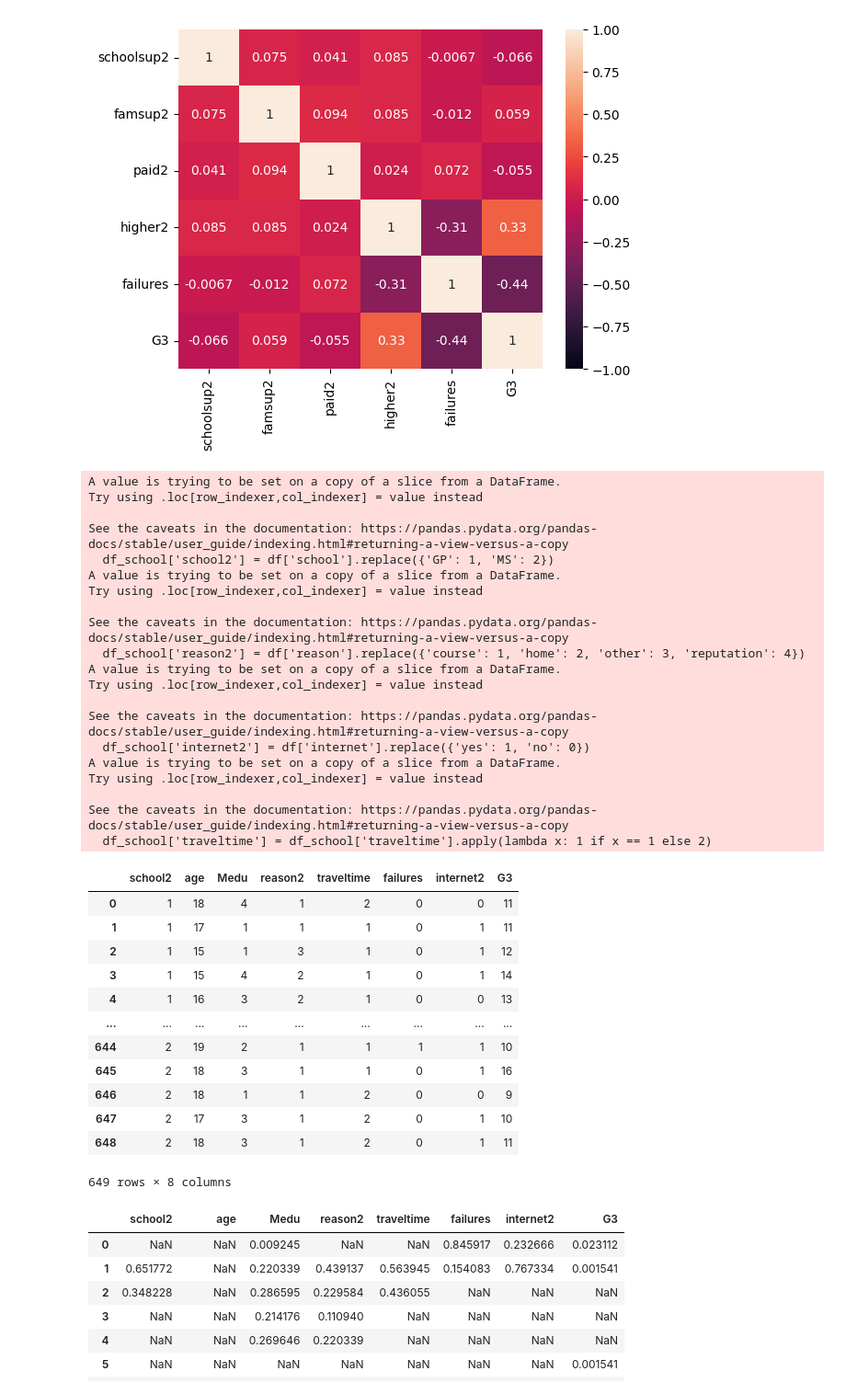
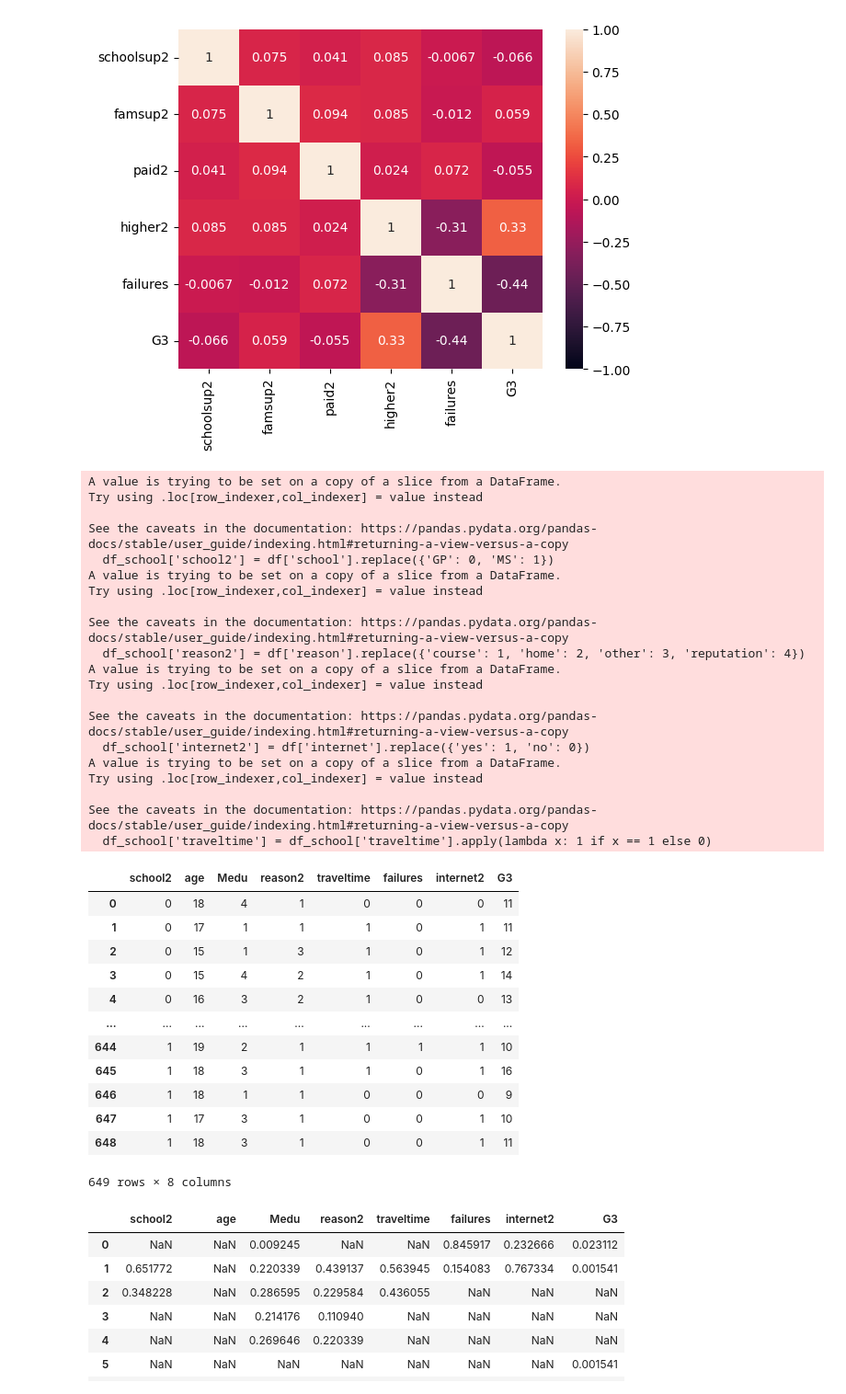
Before and after one commit to Jayesen/ml_for_learners, a Jupyter notebook: Analysis_1.ipynb, the cells around one changed output. Shown: that part at 92% size. Cells and saved outputs as stored; diff of their text form; code cells hidden in the pictures.

```diff
--- a/Analysis_1.ipynb
+++ b/Analysis_1.ipynb
@@ -342,53 +342,53 @@ df_support.schoolsup2.value_counts(normalize=True), df_support.famsup2.value_cou
 df_school = df[['school', 'age', 'Medu','reason', 'traveltime', 'failures','internet','G3']]
 
 
-df_school['school2'] = df['school'].replace({'GP': 1, 'MS': 2})
+df_school['school2'] = df['school'].replace({'GP': 0, 'MS': 1})
 df_school['reason2'] = df['reason'].replace({'course': 1, 'home': 2, 'other': 3, 'reputation': 4})
 df_school['internet2'] = df['internet'].replace({'yes': 1, 'no': 0})
 
 #Reduce traveltime to binary values: less than 15 mins or greater than 15mins
 #df_school.loc[df_school['traveltime'] > 1, 'traveltime'] = 2
-df_school['traveltime'] = df_school['traveltime'].apply(lambda x: 1 if x == 1 else 2)
+df_school['traveltime'] = df_school['traveltime'].apply(lambda x: 1 if x == 1 else 0)
 
 #Reassign failures to 0 or 1
 df_school.loc[df_school['failures'] > 0, 'failures'] = 1
 
 df_school = df_school[['school2', 'age', 'Medu','reason2', 'traveltime','failures','internet2','G3']]
 
 df_school
 # %% [output]
 A value is trying to be set on a copy of a slice from a DataFrame.
 Try using .loc[row_indexer,col_indexer] = value instead
 
 See the caveats in the documentation: https://pandas.pydata.org/pandas-docs/stable/user_guide/indexing.html#returning-a-view-versus-a-copy
-  df_school['school2'] = df['school'].replace({'GP': 1, 'MS': 2})
+  df_school['school2'] = df['school'].replace({'GP': 0, 'MS': 1})
 A value is trying to be set on a copy of a slice from a DataFrame.
 Try using .loc[row_indexer,col_indexer] = value instead
 
 See the caveats in the documentation: https://pandas.pydata.org/pandas-docs/stable/user_guide/indexing.html#returning-a-view-versus-a-copy
   df_school['reason2'] = df['reason'].replace({'course': 1, 'home': 2, 'other': 3, 'reputation': 4})
 A value is trying to be set on a copy of a slice from a DataFrame.
 Try using .loc[row_indexer,col_indexer] = value instead
 
 See the caveats in the documentation: https://pandas.pydata.org/pandas-docs/stable/user_guide/indexing.html#returning-a-view-versus-a-copy
   df_school['internet2'] = df['internet'].replace({'yes': 1, 'no': 0})
 A value is trying to be set on a copy of a slice from a DataFrame.
 Try using .loc[row_indexer,col_indexer] = value instead
 
 See the caveats in the documentation: https://pandas.pydata.org/pandas-docs/stable/user_guide/indexing.html#returning-a-view-versus-a-copy
-  df_school['traveltime'] = df_school['traveltime'].apply(lambda x: 1 if x == 1 else 2)
+  df_school['traveltime'] = df_school['traveltime'].apply(lambda x: 1 if x == 1 else 0)
 |  | school2 | age | Medu | reason2 | traveltime | failures | internet2 | G3 |
-| 0 | 1 | 18 | 4 | 1 | 2 | 0 | 0 | 11 |
-| 1 | 1 | 17 | 1 | 1 | 1 | 0 | 1 | 11 |
-| 2 | 1 | 15 | 1 | 3 | 1 | 0 | 1 | 12 |
-| 3 | 1 | 15 | 4 | 2 | 1 | 0 | 1 | 14 |
-| 4 | 1 | 16 | 3 | 2 | 1 | 0 | 0 | 13 |
+| 0 | 0 | 18 | 4 | 1 | 0 | 0 | 0 | 11 |
+| 1 | 0 | 17 | 1 | 1 | 1 | 0 | 1 | 11 |
+| 2 | 0 | 15 | 1 | 3 | 1 | 0 | 1 | 12 |
+| 3 | 0 | 15 | 4 | 2 | 1 | 0 | 1 | 14 |
+| 4 | 0 | 16 | 3 | 2 | 1 | 0 | 0 | 13 |
 | ... | ... | ... | ... | ... | ... | ... | ... | ... |
-| 644 | 2 | 19 | 2 | 1 | 1 | 1 | 1 | 10 |
-| 645 | 2 | 18 | 3 | 1 | 1 | 0 | 1 | 16 |
-| 646 | 2 | 18 | 1 | 1 | 2 | 0 | 0 | 9 |
-| 647 | 2 | 17 | 3 | 1 | 2 | 0 | 1 | 10 |
-| 648 | 2 | 18 | 3 | 1 | 2 | 0 | 1 | 11 |
+| 644 | 1 | 19 | 2 | 1 | 1 | 1 | 1 | 10 |
+| 645 | 1 | 18 | 3 | 1 | 1 | 0 | 1 | 16 |
+| 646 | 1 | 18 | 1 | 1 | 0 | 0 | 0 | 9 |
+| 647 | 1 | 17 | 3 | 1 | 0 | 0 | 1 | 10 |
+| 648 | 1 | 18 | 3 | 1 | 0 | 0 | 1 | 11 |
 649 rows × 8 columns
 # %%
 df_school.apply(pd.Series.value_counts, normalize=True)
```
Also changed, not shown: parts of 5 cells of this notebook, 1 other file.
